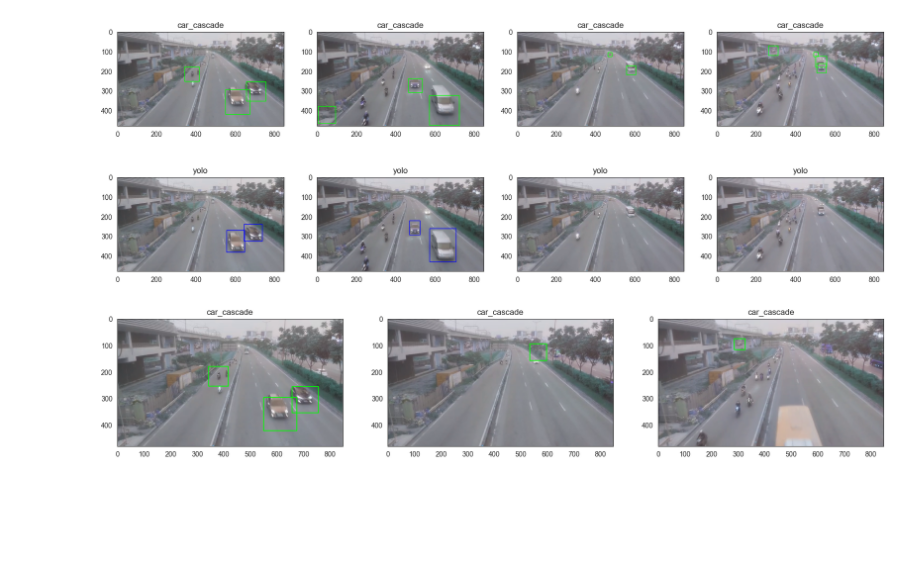
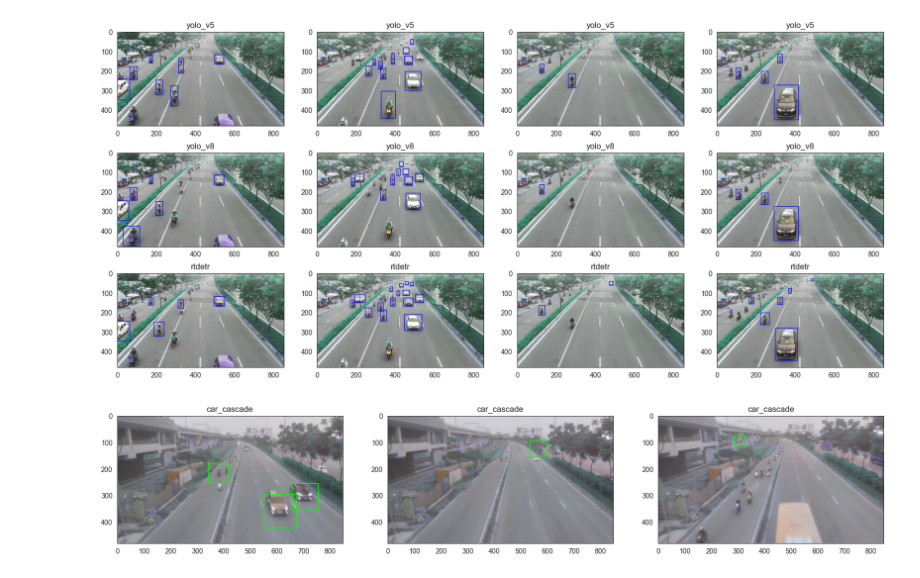
Before and after one commit to 4ursmile/Car_counting, a Jupyter notebook: Compare.ipynb, the cells around one changed output. Drawn from its saved outputs; the diff is of its cells as text; code cells hidden in the pictures; blank space fills up the shorter version.

```diff
--- a/Compare.ipynb
+++ b/Compare.ipynb
@@ -104,26 +99,21 @@ plt.show()
-# %%
-def plot_list_Frame(frame_list1, frame_list2 = None, title1= "car_cascade", title2="yolo"):
-    sns.set_style("white")
-    plt.figure(figsize=(20, 7 if frame_list2 != None else 5))
-    w_plot = min(len(frame_list1),len(frame_list2) if frame_list2 != None else len(frame_list1))
-    map(lambda x: cv2.cvtColor(x, cv2.COLOR_BGR2RGB), frame_list1)
-    if frame_list2 != None:
-        map(lambda x: cv2.cvtColor(x, cv2.COLOR_BGR2RGB), frame_list2)
-    n_row = 2 if frame_list2 != None else 1
-    for i in range(w_plot):
-        plt.subplot(n_row, w_plot, i+1)
-        plt.imshow(frame_list1[i])
-        plt.title(title1)
-        if frame_list2 != None:
-            plt.subplot(n_row, w_plot, i+1+w_plot)
-            plt.imshow(frame_list2[i])
-            plt.title(title2)
-    plt.show()
-    sns.set_style("whitegrid")
-# %%
-plot_list_Frame(frame_take[::15], yolo_frame_take[::15])
-# %% [output]
-[figure, removed]
+# %%
+def plot_list_Frame(frame_list:list, title=["yolo_v5", "yolo_v8", "rtdetr"]):
+    sns.set_style("white")
+    plt.figure(figsize=(20, 3* len(frame_list)))
+    n_col = len(frame_list[0])
+    n_row = len(frame_list)
+    for i in range(n_row):
+        for j in range(n_col):
+            plt.subplot(n_row, n_col, i*n_col+j+1)
+            cv2.cvtColor(frame_list[i][j], cv2.COLOR_BGR2RGB)
+            plt.imshow(frame_list[i][j])
+            plt.title(title[i])
+    plt.show()
+    sns.set_style("whitegrid")
+# %%
+plot_list_Frame([yolov5_frame[::30], yolov8_frame[::30], detr_frame[::30]])
+# %% [output]
+[figure, added]
 # %%
 plot_list_Frame(frame_take[::20])
 # %% [output]
```
Also changed, not shown: parts of 10 cells of this notebook, 6 other files.
